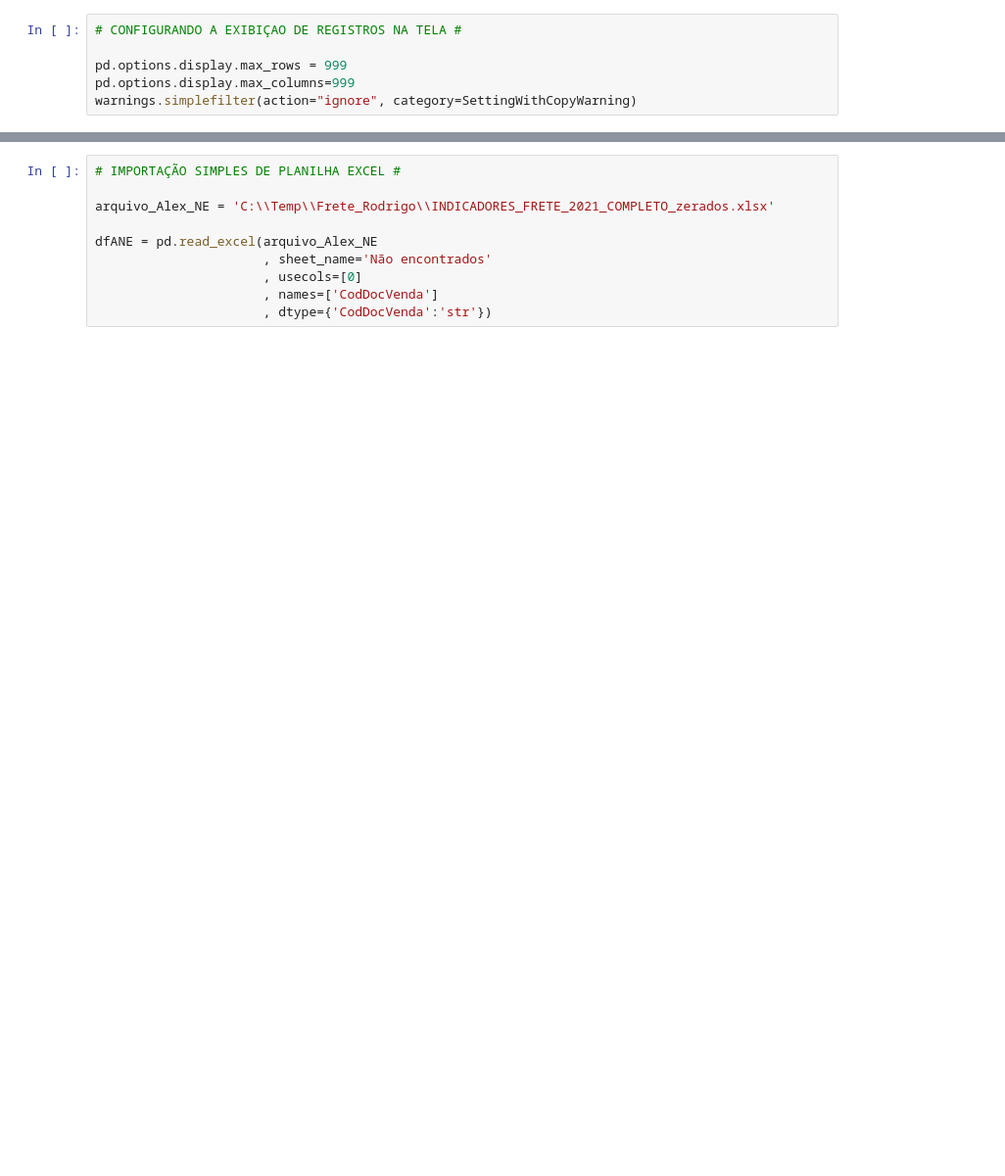
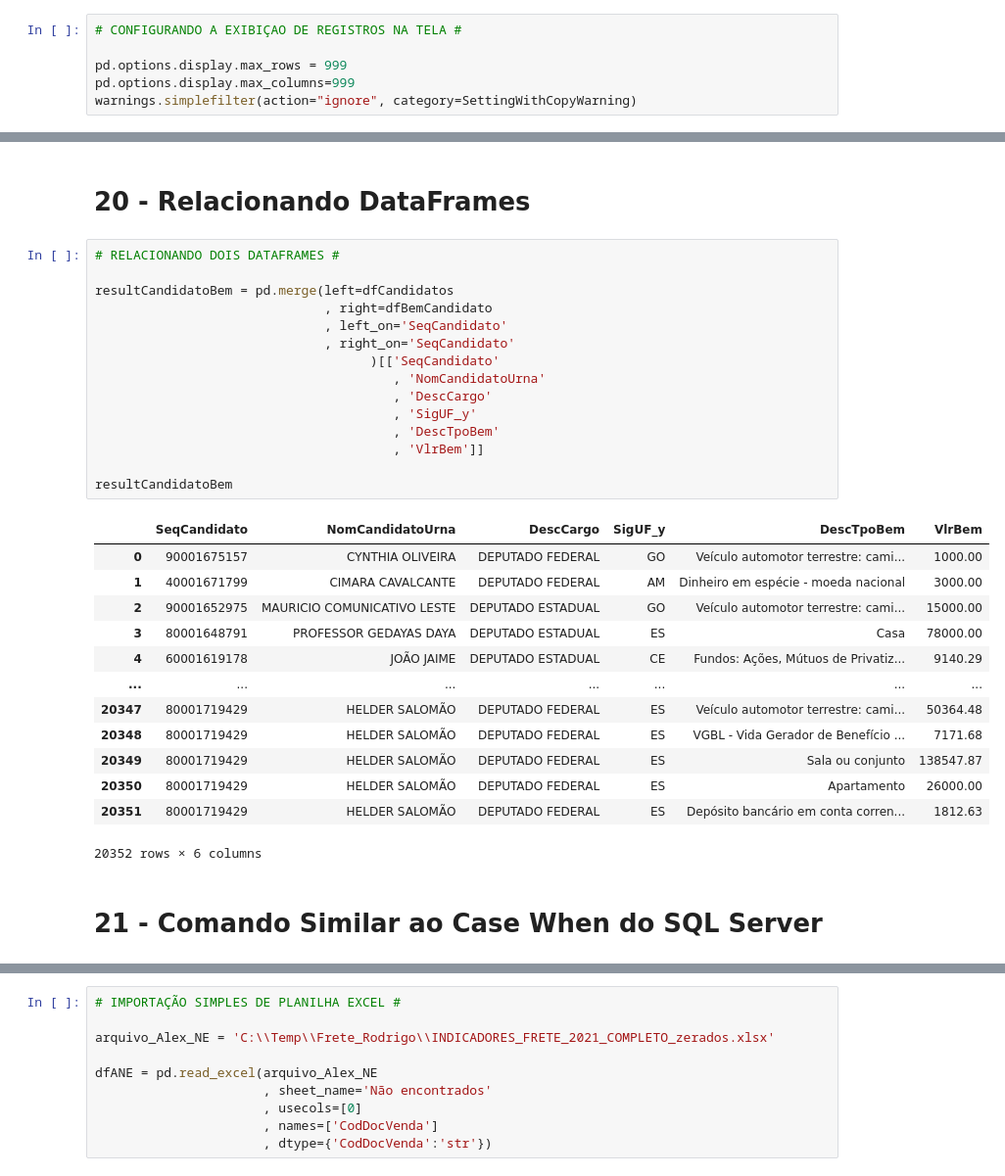
Before and after one commit to dbaassists/Python, a Jupyter notebook: ProjetoPythonKB/Projeto KB Python.ipynb, the cells around one changed output, grey strips where cells are left out. Shown at 98% size. Saved outputs shown, nothing was run; the diff lists cells and outputs as text; blank space fills up the shorter version.

```diff
--- a/ProjetoPythonKB/Projeto KB Python.ipynb
+++ b/ProjetoPythonKB/Projeto KB Python.ipynb
@@ -26,0 +557,33 @@ warnings.simplefilter(action="ignore", category=SettingWithCopyWarning)
+# %% [markdown]
+# 20 - Relacionando DataFrames
+# %%
+# RELACIONANDO DOIS DATAFRAMES #
+
+resultCandidatoBem = pd.merge(left=dfCandidatos
+                              , right=dfBemCandidato
+                              , left_on='SeqCandidato'
+                              , right_on='SeqCandidato'
+                                    )[['SeqCandidato'
+                                       , 'NomCandidatoUrna'
+                                       , 'DescCargo'
+                                       , 'SigUF_y'
+                                       , 'DescTpoBem'
+                                       , 'VlrBem']]
+
+resultCandidatoBem
+# %% [output]
+|  | SeqCandidato | NomCandidatoUrna | DescCargo | SigUF_y | DescTpoBem | VlrBem |
+| 0 | 90001675157 | CYNTHIA OLIVEIRA | DEPUTADO FEDERAL | GO | Veículo automotor terrestre: cami... | 1000.00 |
+| 1 | 40001671799 | CIMARA CAVALCANTE | DEPUTADO FEDERAL | AM | Dinheiro em espécie - moeda nacional | 3000.00 |
+| 2 | 90001652975 | MAURICIO COMUNICATIVO LESTE | DEPUTADO ESTADUAL | GO | Veículo automotor terrestre: cami... | 15000.00 |
+| 3 | 80001648791 | PROFESSOR GEDAYAS DAYA | DEPUTADO ESTADUAL | ES | Casa | 78000.00 |
+| 4 | 60001619178 | JOÃO JAIME | DEPUTADO ESTADUAL | CE | Fundos: Ações, Mútuos de Privatiz... | 9140.29 |
+| ... | ... | ... | ... | ... | ... | ... |
+| 20347 | 80001719429 | HELDER SALOMÃO | DEPUTADO FEDERAL | ES | Veículo automotor terrestre: cami... | 50364.48 |
+| 20348 | 80001719429 | HELDER SALOMÃO | DEPUTADO FEDERAL | ES | VGBL - Vida Gerador de Benefício ... | 7171.68 |
+| 20349 | 80001719429 | HELDER SALOMÃO | DEPUTADO FEDERAL | ES | Sala ou conjunto | 138547.87 |
+| 20350 | 80001719429 | HELDER SALOMÃO | DEPUTADO FEDERAL | ES | Apartamento | 26000.00 |
+| 20351 | 80001719429 | HELDER SALOMÃO | DEPUTADO FEDERAL | ES | Depósito bancário em conta corren... | 1812.63 |
+20352 rows × 6 columns
+# %% [markdown]
+# 21 - Comando Similar ao Case When do SQL Server
```
Also changed, not shown: parts of 64 cells of this notebook, 1 other file.
